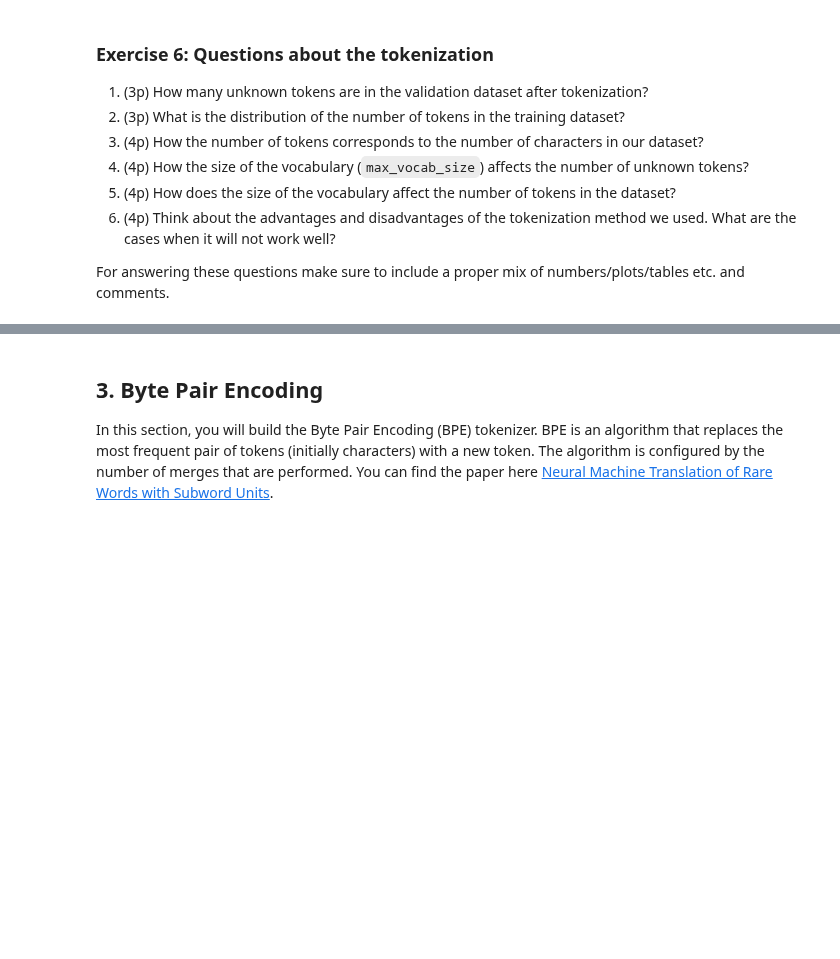
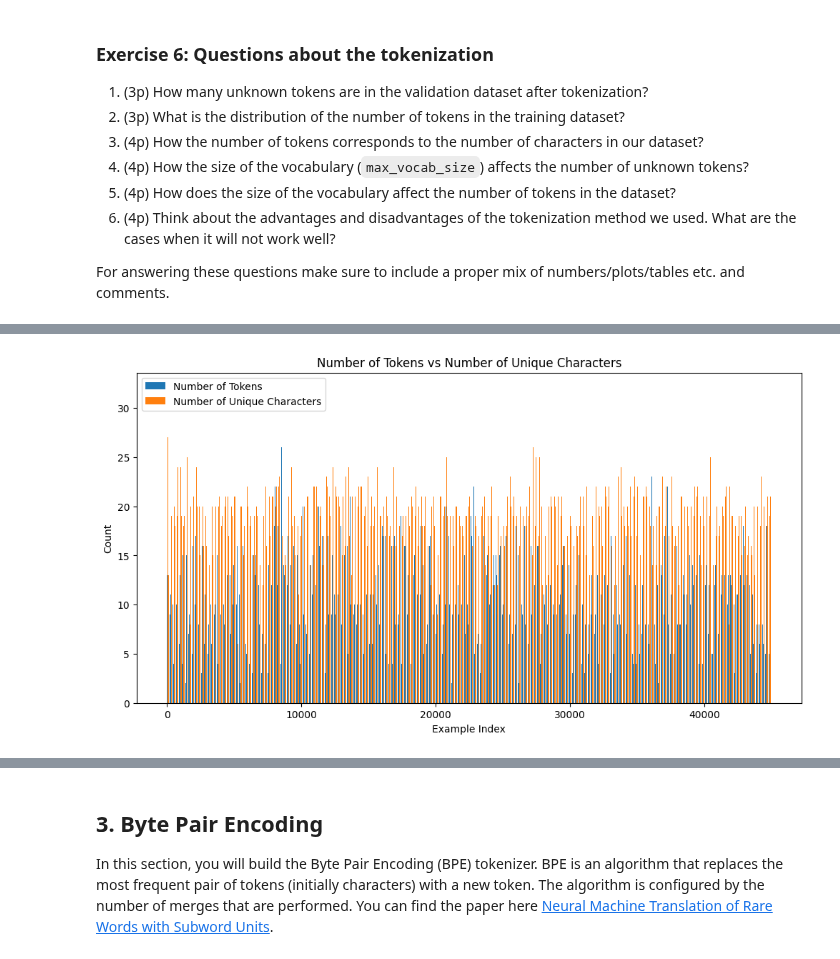
Before and after one commit to vddobush/NLP_Project, a Jupyter notebook: lab1_empty.ipynb, the cells around one changed output, grey strips where cells are left out. Drawn from its saved outputs; the diff is of its cells as text; code cells hidden in the pictures; blank space fills up the shorter version.

```diff
--- a/lab1_empty.ipynb
+++ b/lab1_empty.ipynb
@@ -713,0 +772,19 @@ For answering these questions make sure to include a proper mix of numbers/plots
+# %%
+import numpy as np
+
+# Prepare data
+x = np.arange(len(tweet_ds['train']))  # example indices
+width = 0.4  # width of the bars
+
+plt.figure(figsize=(12, 6))
+
+plt.bar(x - width/2, tweet_ds['train']['tokens_count'], width=width, label='Number of Tokens')
+plt.bar(x + width/2, tweet_ds['train']['num_characters'], width=width, label='Number of Unique Characters')
+
+plt.title('Number of Tokens vs Number of Unique Characters')
+plt.xlabel('Example Index')
+plt.ylabel('Count')
+plt.legend()
+plt.show()
+# %% [output]
+[figure, added]
```
Also changed, not shown: parts of 13 cells of this notebook.
